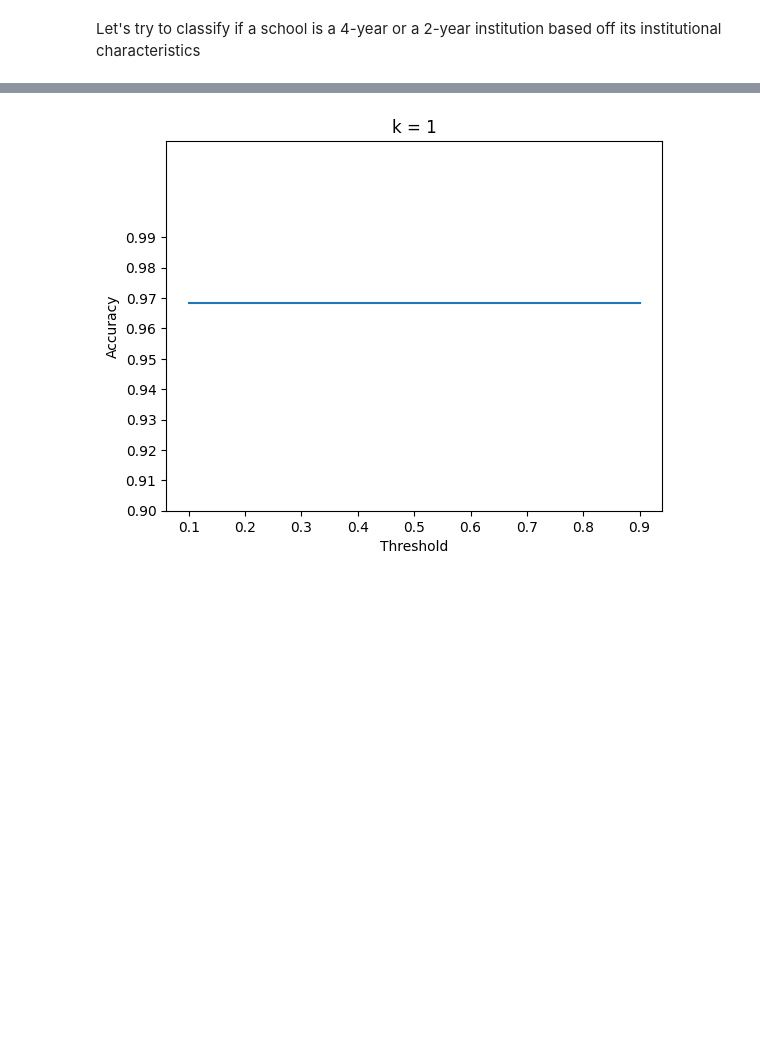
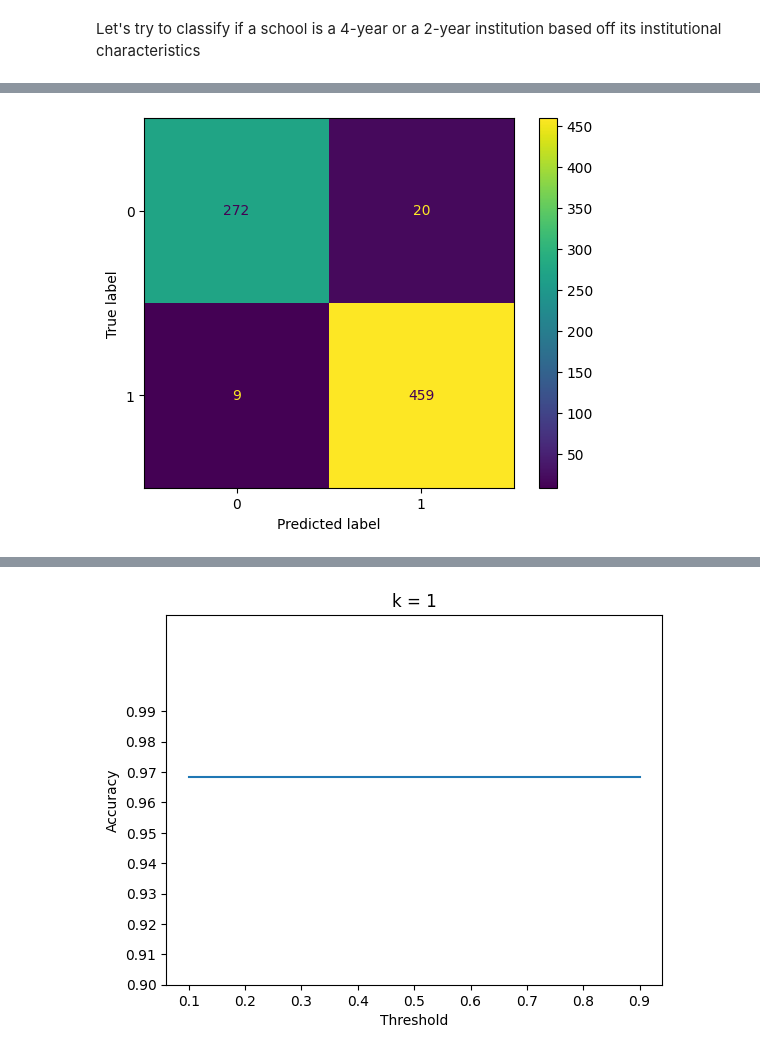
Before and after one commit to vys5hb/ML_lab1, a Jupyter notebook: kNN.ipynb, the cells around one changed output, grey strips where cells are left out. Saved outputs shown, nothing was run; the diff lists cells and outputs as text; code cells hidden in the pictures; blank space fills up the shorter version.

```diff
--- a/kNN.ipynb
+++ b/kNN.ipynb
@@ -326,0 +329,4 @@ The prevalence of private institutions is: 0.6158504476040021
+# %%
+# Train kNN model on k=3, threshold=0.5 for baseline
+model = KNeighborsClassifier(n_neighbors=3)
+model.fit(X_train, y_train)
@@ -326,0 +361,9 @@ The prevalence of private institutions is: 0.6158504476040021
+# %%
+# create a confusion matrix
+y_tune_pred = model.predict(X_tune)
+
+disp = ConfusionMatrixDisplay(confusion_matrix(y_tune, y_tune_pred))
+disp.plot()
+plt.show()
+# %% [output]
+[figure, added]
```
Also changed, not shown: parts of 17 cells of this notebook.
